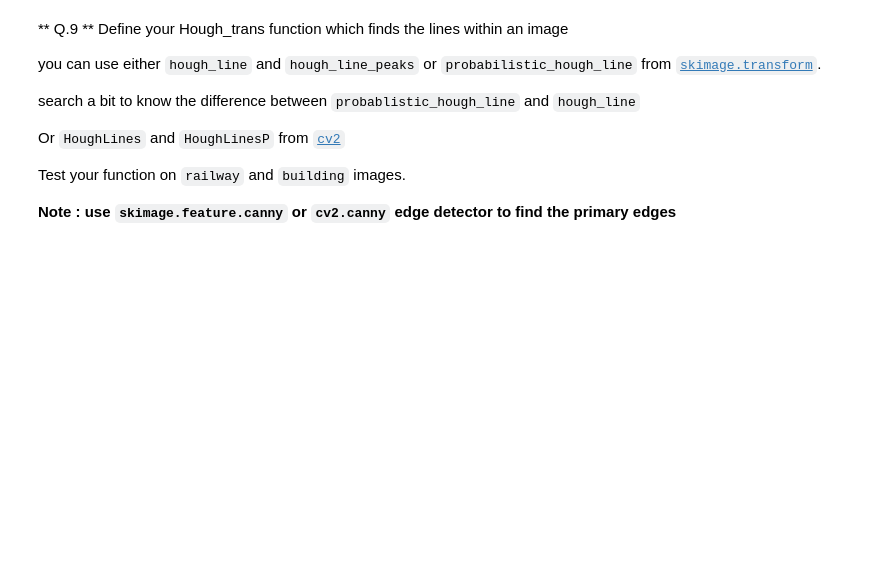
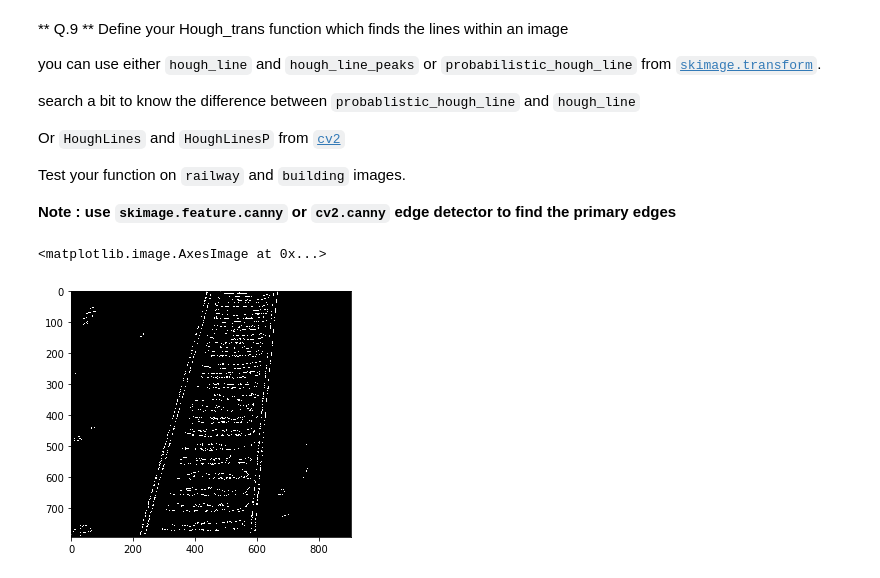
Before and after one commit to gulnurungan/B31XB-IIP-TP-1718, a Jupyter notebook: 4-filter-spatial-domain/4-spatial-filter.ipynb, the cells around one changed output. Drawn from its saved outputs; the diff is of its cells as text; code cells hidden in the pictures; blank space fills up the shorter version.

```diff
--- a/4-filter-spatial-domain/4-spatial-filter.ipynb
+++ b/4-filter-spatial-domain/4-spatial-filter.ipynb
@@ -331,3 +332,11 @@ Or `HoughLines` and `HoughLinesP` from [`cv2`](http://docs.opencv.org/3.0-beta/d
 Test your function on `railway` and `building` images.
 
 **Note : use `skimage.feature.canny` or `cv2.canny` edge detector to find the primary edges**
+# %%
+from skimage.feature import canny
+r1= mean(im, disk(8))
+edg = canny(r1)
+io.imshow(edg)
+# %% [output]
+<matplotlib.image.AxesImage at 0x...>
+[figure, added]
```
Also changed, not shown: parts of 8 cells of this notebook.
